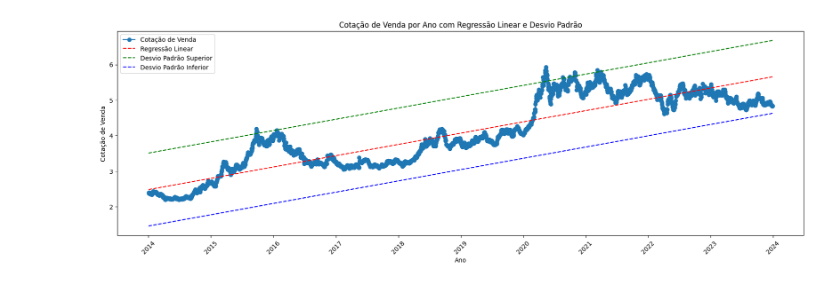
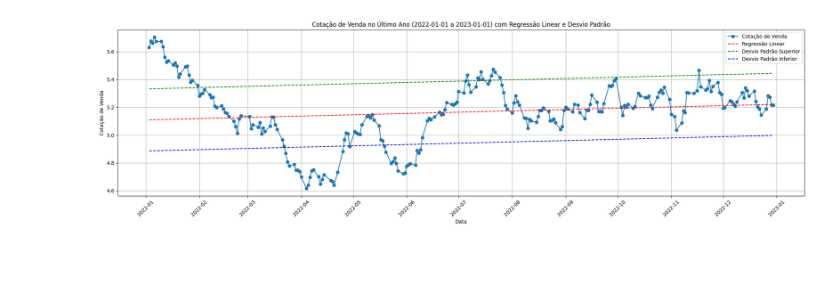
Before and after one commit to Thomika1/PersonalProjects, a Jupyter notebook: DataProjects/DiamanteCotacaoDolar.ipynb, the cells around one changed output. Cells and saved outputs as stored; diff of their text form; code cells hidden in the pictures; blank space fills up the shorter version.

```diff
--- a/DataProjects/DiamanteCotacaoDolar.ipynb
+++ b/DataProjects/DiamanteCotacaoDolar.ipynb
@@ -8,62 +8,74 @@ from datetime import datetime
 # %%
-data_inicial = "2014-01-01"
-data_final = "2024-01-01"
+data_inicial = "2013-01-01"
+data_final = "2023-01-01"
 
 
-url = f"https://olinda.bcb.gov.br/olinda/servico/PTAX/versao/v1/odata/CotacaoDolarPeriodo(dataInicial=@dataInicial,dataFinalCotacao=@dataFinalCotacao)?@dataInicial='01-01-2014'&@dataFinalCotacao='01-01-2024'&$top=10000&$format=json&$select=cotacaoVenda,dataHoraCotacao"
+url = f"https://olinda.bcb.gov.br/olinda/servico/PTAX/versao/v1/odata/CotacaoDolarPeriodo(dataInicial=@dataInicial,dataFinalCotacao=@dataFinalCotacao)?@dataInicial='01-01-2015'&@dataFinalCotacao='01-01-2025'&$top=10000&$format=json&$select=cotacaoVenda,dataHoraCotacao"
 # %%
-import requests
-import pandas as pd
-import numpy as np
-import matplotlib.pyplot as plt
-import matplotlib.dates as mdates
-from datetime import datetime
-
 # Requisição da API
 response = requests.get(url)
 dados = response.json()
 
 # Converte os dados para um DataFrame
 df = pd.DataFrame(dados["value"])
 
+# Verifica se há dados
+if df.empty:
+    raise ValueError("Nenhum dado foi retornado pela API.")
+
 # Extraindo apenas a parte da data e convertendo para datetime
 df['data'] = pd.to_datetime(df['dataHoraCotacao'].str.split().str[0])
 
 # Converte as datas para valores numéricos (necessário para np.polyfit)
 df['data_num'] = mdates.date2num(df['data'])
 
-# Regressão linear
-coef = np.polyfit(df['data_num'], df['cotacaoVenda'], 1)
+# Converter data_final para datetime
+data_final_dt = pd.to_datetime(data_final)
+
+# Calcular a data de um ano atrás em relação à data_final
+um_ano_atras = data_final_dt - timedelta(days=365)
+
+# Filtrar o DataFrame para incluir apenas os dados do último ano em relação à data_final
+df_filtrado = df[(df['data'] >= um_ano_atras) & (df['data'] <= data_final_dt)]
+
+# Verifica se há dados após a filtragem
+if df_filtrado.empty:
+    raise ValueError("Nenhum dado encontrado no último ano em relação à data_final.")
+
+# Realizar a regressão linear nos dados filtrados
+coef = np.polyfit(df_filtrado['data_num'], df_filtrado['cotacaoVenda'], 1)
 poly1d_fn = np.poly1d(coef)
 
-# Calcula o desvio padrão da cotação de venda
-std_dev = df['cotacaoVenda'].std()
+# Calcula o desvio padrão da cotação de venda (apenas nos dados filtrados)
+std_dev = df_filtrado['cotacaoVenda'].std()
 
 # Criando o gráfico
-plt.figure(figsize=(20,6))
+plt.figure(figsize=(20, 6))
 
 # Plotando os pontos reais
-plt.plot(df['data'], df['cotacaoVenda'], label="Cotação de Venda", marker='o', linestyle='-')
+plt.plot(df_filtrado['data'], df_filtrado['cotacaoVenda'], label="Cotação de Venda", marker='o', linestyle='-')
 
 # Adicionando a linha de regressão
-plt.plot(df['data'], poly1d_fn(df['data_num']), color='red', linestyle='--', label="Regressão Linear")
+plt.plot(df_filtrado['data'], poly1d_fn(df_filtrado['data_num']), color='red', linestyle='--', label="Regressão Linear")
 
 # Adicionando as linhas de desvio padrão
-plt.plot(df['data'], poly1d_fn(df['data_num']) + std_dev, color='green', linestyle='--', label="Desvio Padrão Superior")
-plt.plot(df['data'], poly1d_fn(df['data_num']) - std_dev, color='blue', linestyle='--', label="Desvio Padrão Inferior")
+plt.plot(df_filtrado['data'], poly1d_fn(df_filtrado['data_num']) + std_dev, color='green', linestyle='--', label="Desvio Padrão Superior")
+plt.plot(df_filtrado['data'], poly1d_fn(df_filtrado['data_num']) - std_dev, color='blue', linestyle='--', label="Desvio Padrão Inferior")
 
-# Formatando o eixo X para exibir os anos
-plt.gca().xaxis.set_major_locator(mdates.YearLocator())
-plt.gca().xaxis.set_major_formatter(mdates.DateFormatter('%Y'))
+# Formatando o eixo X para exibir os meses
+plt.gca().xaxis.set_major_locator(mdates.MonthLocator())  # Mostrar por mês
+plt.gca().xaxis.set_major_formatter(mdates.DateFormatter('%Y-%m'))  # Formato da data
 
 # Adicionando título e rótulos
-plt.title('Cotação de Venda por Ano com Regressão Linear e Desvio Padrão')
-plt.xlabel('Ano')
+plt.title(f'Cotação de Venda no Último Ano ({um_ano_atras.strftime("%Y-%m-%d")} a {data_final_dt.strftime("%Y-%m-%d")}) com Regressão Linear e Desvio Padrão')
+plt.xlabel('Data')
 plt.ylabel('Cotação de Venda')
 plt.legend()
 
 # Exibindo o gráfico
 plt.xticks(rotation=45)
+plt.grid(True)
+plt.tight_layout()
 plt.show()
 # %% [output]
-[figure, old version]
+[figure, new version]
```
Also changed, not shown: parts of 3 cells of this notebook.
